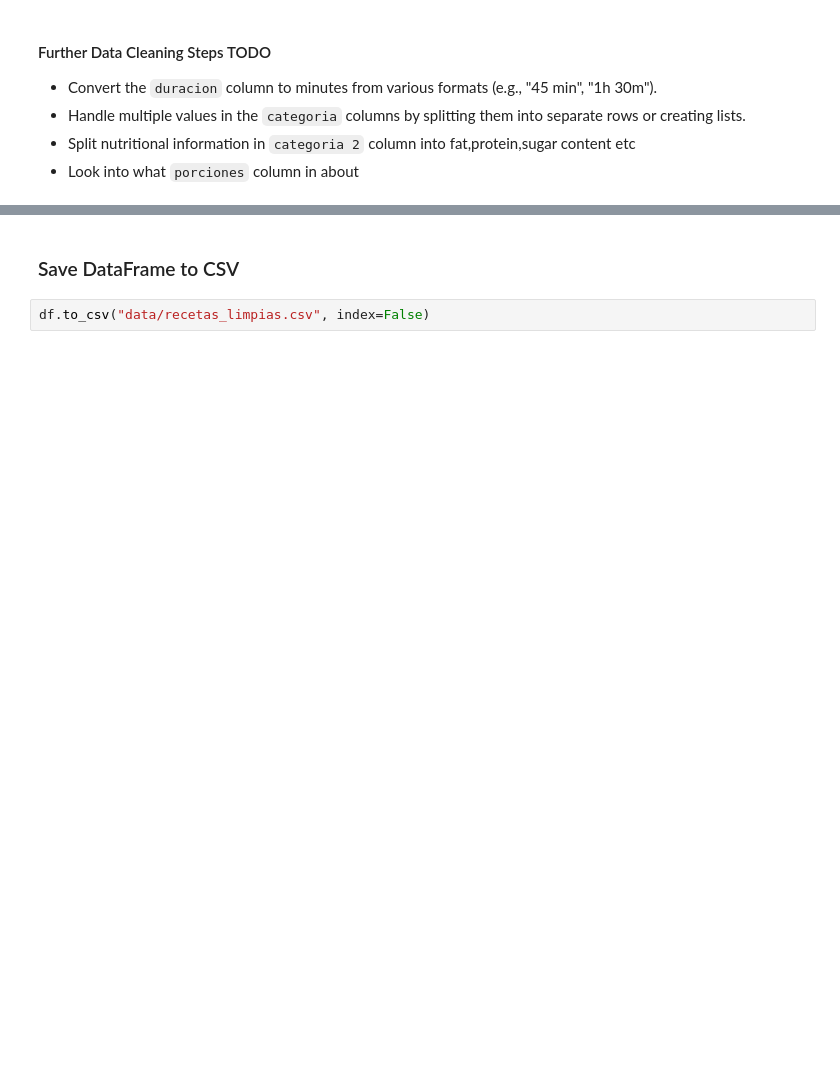
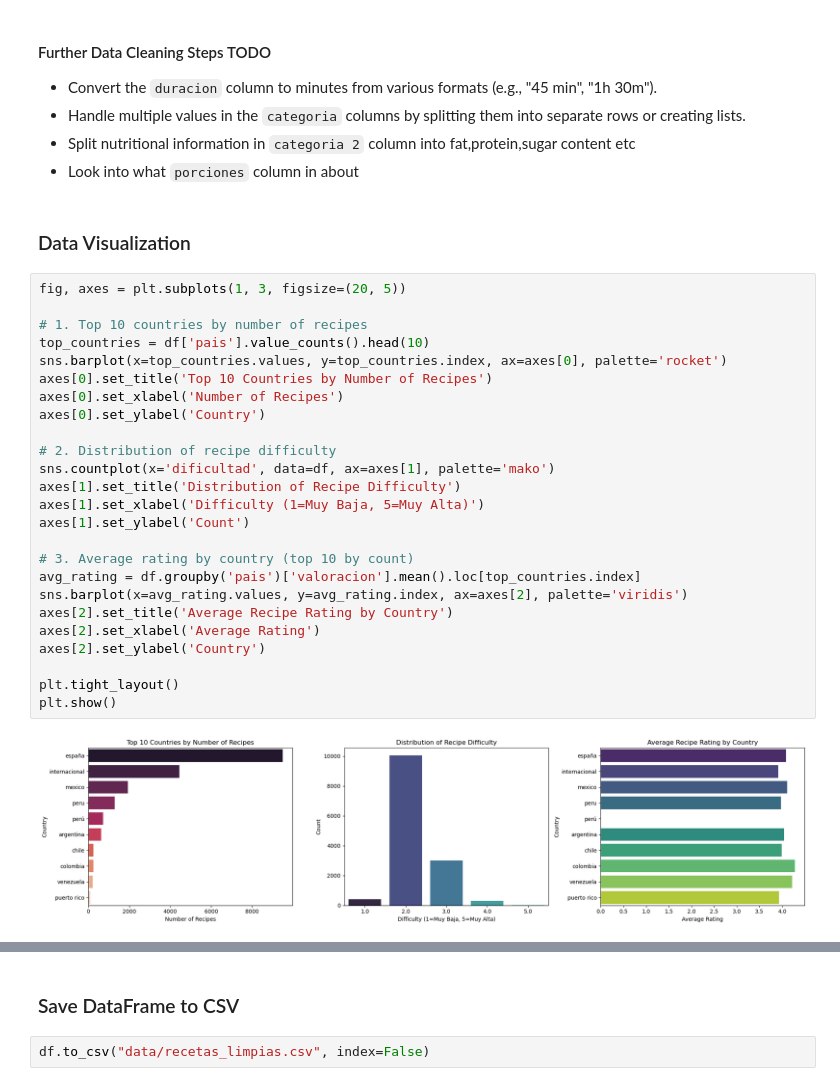
Before and after one commit to garimasc/RecipesInSpanish, a Jupyter notebook: data_eda.ipynb, the cells around one changed output, grey strips where cells are left out. Cells and saved outputs as stored; diff of their text form; blank space fills up the shorter version.

Commit message:
add visualization

```diff
--- a/data_eda.ipynb
+++ b/data_eda.ipynb
@@ -115,3 +121,32 @@ df[(df['pais'] == 'guatemala')].head()
 * Handle multiple values in the `categoria` columns by splitting them into separate rows or creating lists.
 * Split nutritional information in `categoria 2` column into fat,protein,sugar content etc
 * Look into what `porciones` column in about
+# %% [markdown]
+### Data Visualization
+# %%
+fig, axes = plt.subplots(1, 3, figsize=(20, 5))
+
+# 1. Top 10 countries by number of recipes
+top_countries = df['pais'].value_counts().head(10)
+sns.barplot(x=top_countries.values, y=top_countries.index, ax=axes[0], palette='rocket')
+axes[0].set_title('Top 10 Countries by Number of Recipes')
+axes[0].set_xlabel('Number of Recipes')
+axes[0].set_ylabel('Country')
+
+# 2. Distribution of recipe difficulty
+sns.countplot(x='dificultad', data=df, ax=axes[1], palette='mako')
+axes[1].set_title('Distribution of Recipe Difficulty')
+axes[1].set_xlabel('Difficulty (1=Muy Baja, 5=Muy Alta)')
+axes[1].set_ylabel('Count')
+
+# 3. Average rating by country (top 10 by count)
+avg_rating = df.groupby('pais')['valoracion'].mean().loc[top_countries.index]
+sns.barplot(x=avg_rating.values, y=avg_rating.index, ax=axes[2], palette='viridis')
+axes[2].set_title('Average Recipe Rating by Country')
+axes[2].set_xlabel('Average Rating')
+axes[2].set_ylabel('Country')
+
+plt.tight_layout()
+plt.show()
+# %% [output]
+[figure, added]
```
Also changed, not shown: parts of 3 cells of this notebook.
